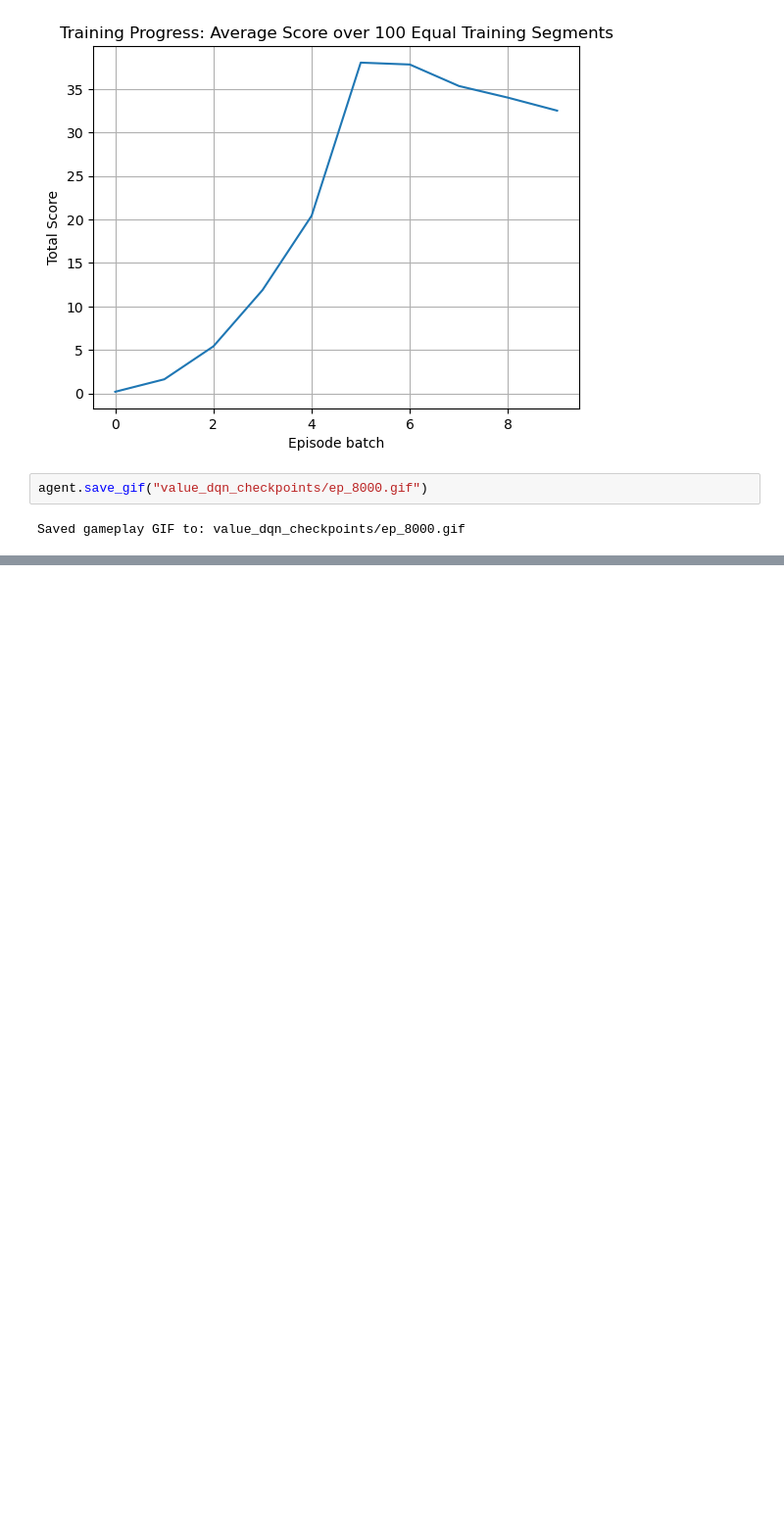
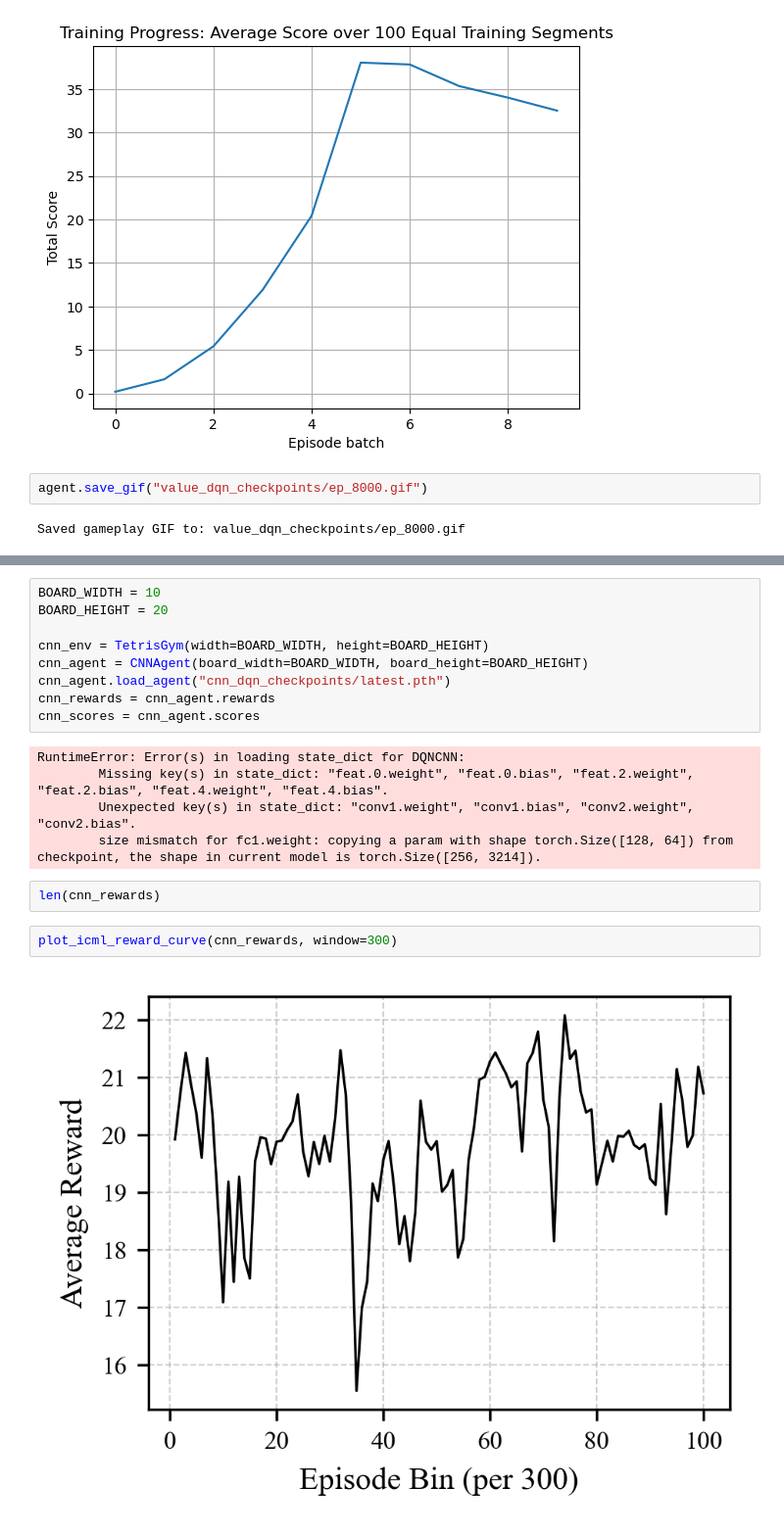
Before and after one commit to William-Pig/tetris_ai, a Jupyter notebook: main.ipynb, the cells around one changed output, grey strips where cells are left out. Shown at 98% size. Cells and saved outputs as stored; diff of their text form; blank space fills up the shorter version.

```diff
--- a/main.ipynb
+++ b/main.ipynb
@@ -1054,0 +1135,20 @@ Saved gameplay GIF to: value_dqn_checkpoints/ep_8000.gif
+# %%
+BOARD_WIDTH = 10
+BOARD_HEIGHT = 20
+
+cnn_env = TetrisGym(width=BOARD_WIDTH, height=BOARD_HEIGHT)
+cnn_agent = CNNAgent(board_width=BOARD_WIDTH, board_height=BOARD_HEIGHT)
+cnn_agent.load_agent("cnn_dqn_checkpoints/latest.pth")
+cnn_rewards = cnn_agent.rewards
+cnn_scores = cnn_agent.scores
+# %% [output]
+RuntimeError: Error(s) in loading state_dict for DQNCNN:
+        Missing key(s) in state_dict: "feat.0.weight", "feat.0.bias", "feat.2.weight", "feat.2.bias", "feat.4.weight", "feat.4.bias".
+        Unexpected key(s) in state_dict: "conv1.weight", "conv1.bias", "conv2.weight", "conv2.bias".
+        size mismatch for fc1.weight: copying a param with shape torch.Size([128, 64]) from checkpoint, the shape in current model is torch.Size([256, 3214]).
+# %%
+len(cnn_rewards)
+# %%
+plot_icml_reward_curve(cnn_rewards, window=300)
+# %% [output]
+[figure, added]
```
Also changed, not shown: parts of 12 cells of this notebook, 2 other files.
